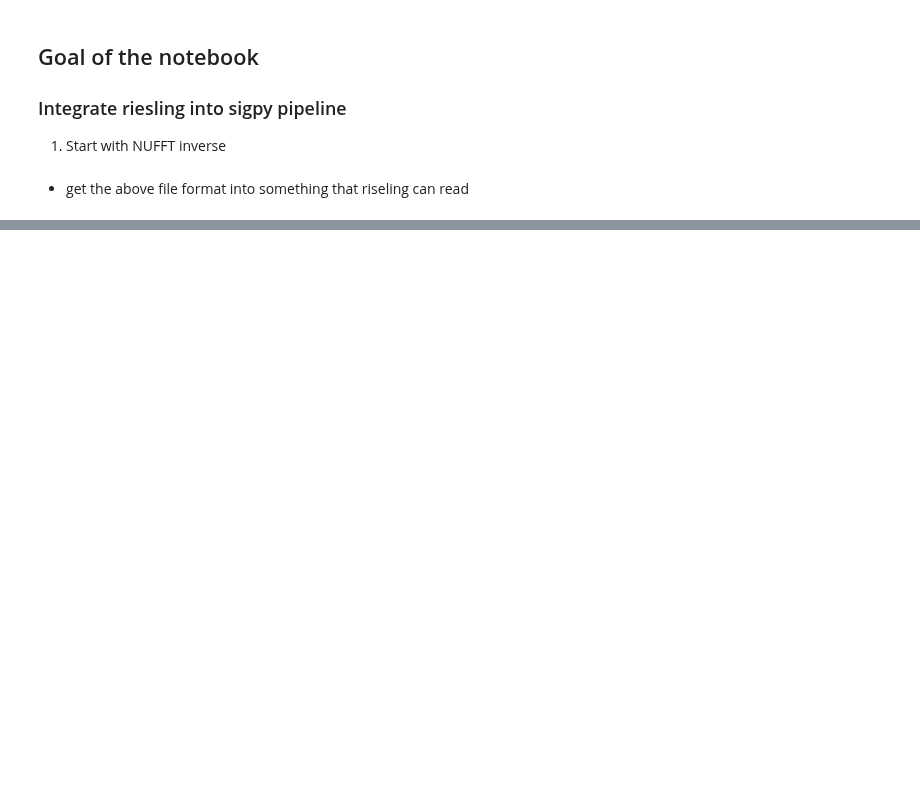
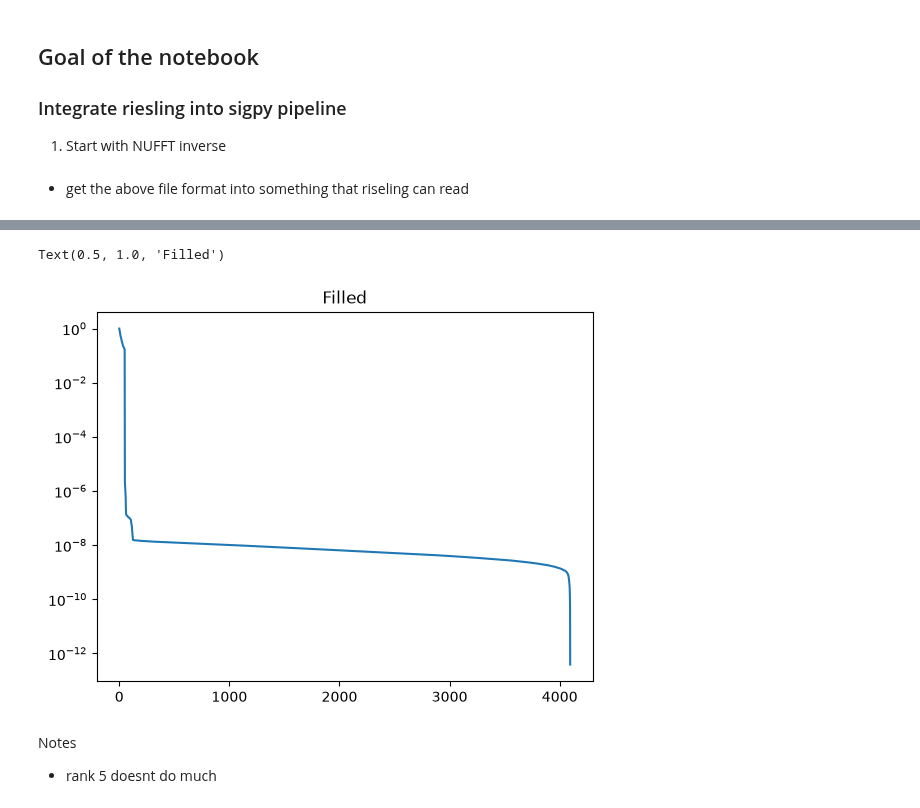
Before and after one commit to aymmulla/MSc-Project-ZTE, a Jupyter notebook: 3d Data/Param Optimisation 3d.ipynb, the cells around one changed output, grey strips where cells are left out. Cells and saved outputs as stored; diff of their text form; code cells hidden in the pictures; blank space fills up the shorter version.

```diff
--- a/3d Data/Param Optimisation 3d.ipynb
+++ b/3d Data/Param Optimisation 3d.ipynb
@@ -381,3 +375,19 @@ np.save(f"{save_dir}/im_filled_rad{r}.npy", filled_ksp)
+# %%
+rank = 50
+lam = 5*10**-5
+win = 11
+filed = np.load(f"{save_dir}/filled_hankel{r}_win{win}rank{rank}.npy")
+
+import matplotlib.pyplot as plt
+
+#s = np.linalg.svd(kspace_cart_coils_recon, compute_uv=False)
+
+sv = jx.numpy.linalg.svd(filed, compute_uv=False)
+plt.semilogy(sv / sv[0])
+plt.title('Filled')
+# %% [output]
+Text(0.5, 1.0, 'Filled')
+[figure, added]
 # %%
 import matplotlib.ticker as mticker
 
@@ -447,3 +452,7 @@ for ax, k in zip(axes.flat, keys):
 fig.suptitle('Convergence per iteration')
 fig.tight_layout()
 plt.show()
+# %% [markdown]
+Notes
+
+- rank 5 doesnt do much
```
Also changed, not shown: parts of 16 cells of this notebook, 1 other file.
